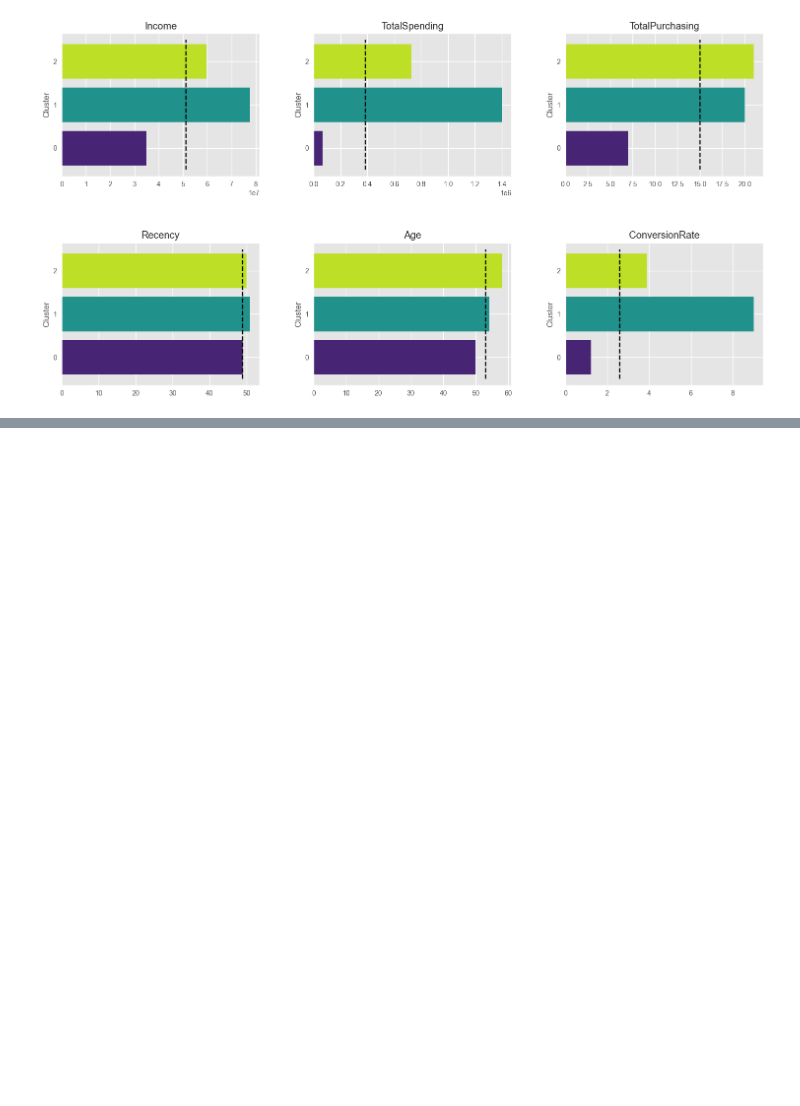
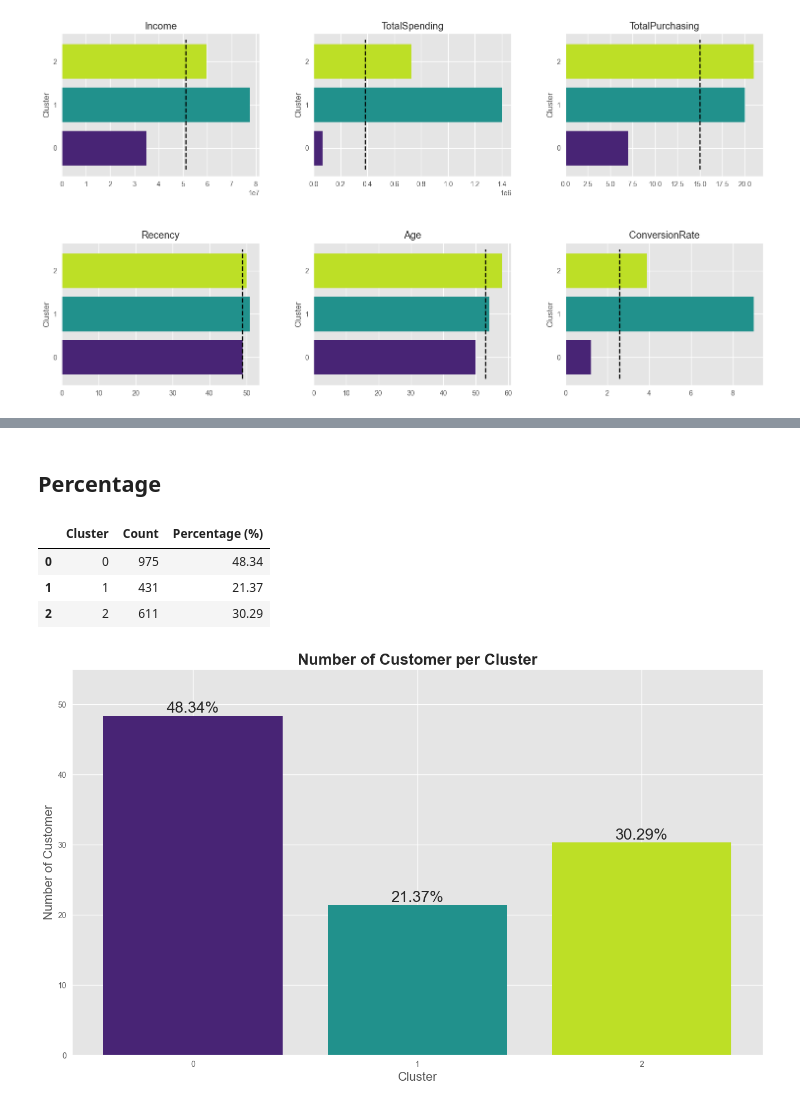
Before and after one commit to sabirinID/Predicting-Customer-Personality, a Jupyter notebook: Notebooks/marketing_campaign.ipynb, the cells around one changed output, grey strips where cells are left out. Cells and saved outputs as stored; diff of their text form; code cells hidden in the pictures; blank space fills up the shorter version.

Commit message:
Add the percentage of cluster population

```diff
--- a/Notebooks/marketing_campaign.ipynb
+++ b/Notebooks/marketing_campaign.ipynb
@@ -1236,0 +1235,26 @@ plt.show()
+# %% [markdown]
+## Percentage
+# %%
+cluster_percent = data_summary['Cluster'].value_counts().reset_index()
+cluster_percent.columns = ['Cluster', 'Count']
+cluster_percent['Percentage (%)'] = round((cluster_percent['Count'] / len(data_summary)) * 100, 2)
+cluster_percent = cluster_percent.sort_values(by=['Cluster']).reset_index(drop=True)
+cluster_percent
+# %% [output]
+|  | Cluster | Count | Percentage (%) |
+| 0 | 0 | 975 | 48.34 |
+| 1 | 1 | 431 | 21.37 |
+| 2 | 2 | 611 | 30.29 |
+# %%
+fig, ax = plt.subplots(figsize=(16, 9))
+bars = plt.bar(x=cluster_percent['Cluster'], height=cluster_percent['Percentage (%)'], color=colors)
+
+plt.title('Number of Customer per Cluster', fontsize=20, fontweight='bold')
+plt.bar_label(ax.containers[0], fmt='%.2f%%', fontsize=20)
+plt.xlabel('Cluster', fontsize=16)
+plt.xticks(range(0, 3))
+plt.ylabel('Number of Customer', fontsize=16)
+plt.ylim(0, 55)
+plt.show()
+# %% [output]
+[figure, added]
```
Also changed, not shown: parts of 4 cells of this notebook.
